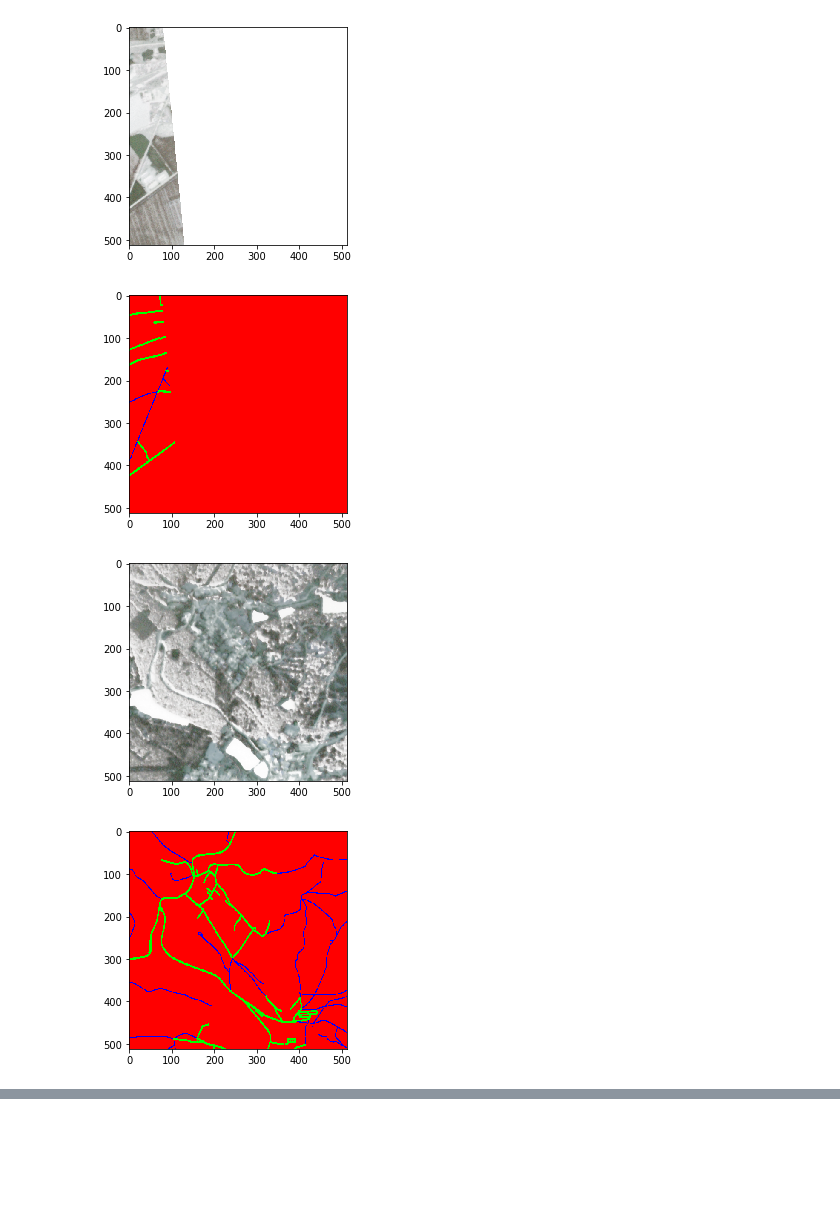
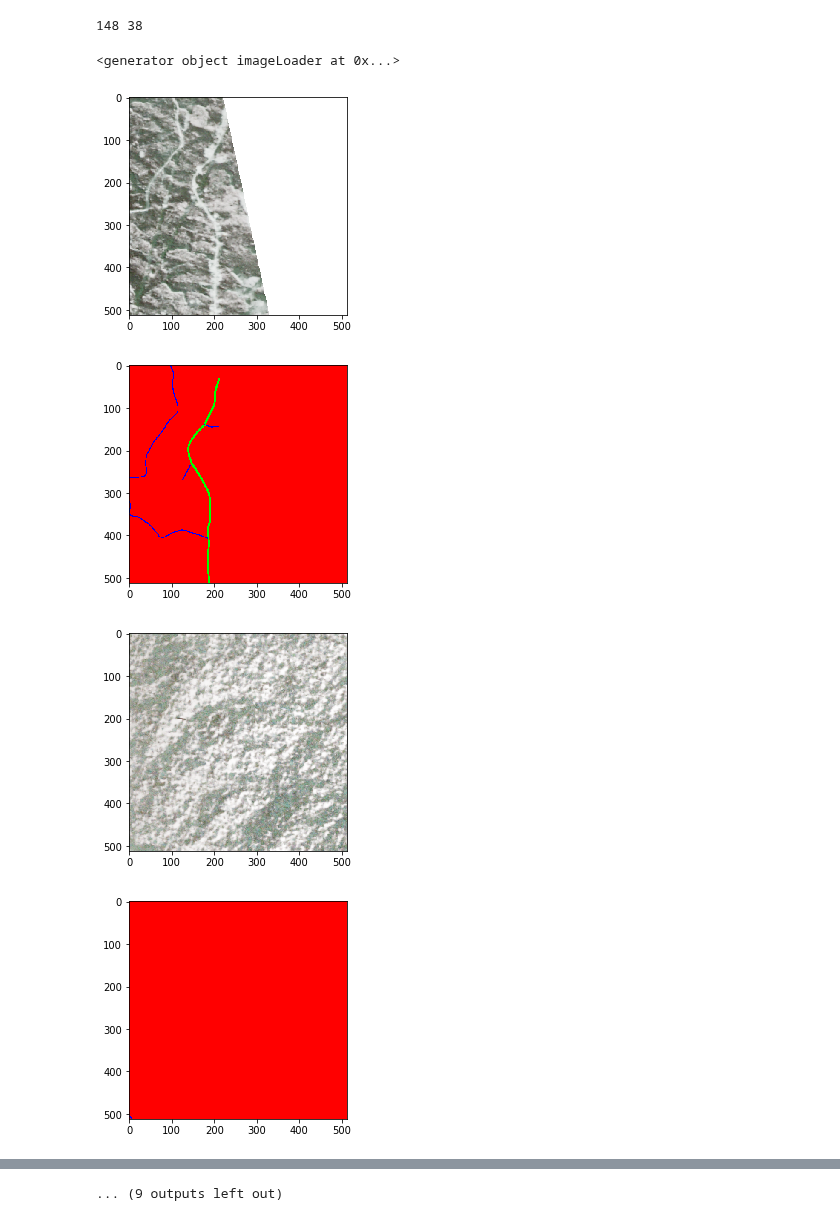
Before and after one commit to BerlinRDT/roaddetection, a Jupyter notebook: notebooks/networks/CNN_Lisa.ipynb, the cells around one changed output, grey strips where cells are left out. Drawn from its saved outputs; the diff is of its cells as text; code cells hidden in the pictures; blank space fills up the shorter version.

```diff
--- a/notebooks/networks/CNN_Lisa.ipynb
+++ b/notebooks/networks/CNN_Lisa.ipynb
@@ -48,9 +46,13 @@ imList = imList[(imList['numPixel_pavedRoad'] != 0) | (imList['numPixel_unpavedR
 datasize = len(imList)
 from sklearn.model_selection import train_test_split
 
+imList, _   = train_test_split(imList, test_size=0.9)
 train, test = train_test_split(imList, test_size=0.2)
 trainSize   = len(train)
 testSize    = len(test)
+print(trainSize, testSize)
+# %% [output]
+148 38
 # %%
 aug_train = dict(
     horizontal_flip = True,
@@ -60,6 +62,19 @@ aug_val = dict(
     horizontal_flip = False,
     vertical_flip = False
 )
+# %%
+def rotate_images(X_imgs, Y_imgs, rand):
+    X_rotate = []
+    Y_rotate = []
+
+    for img, lab in zip(X_imgs, Y_imgs):
+        i = rand % 4
+        X_rotate.append(np.rot90(img, i))
+        Y_rotate.append(np.rot90(lab, i))
+
+    X_rotate = np.array(X_rotate, dtype = np.float32)
+    Y_rotate = np.array(Y_rotate, dtype = np.float32)
+    return X_rotate, Y_rotate
 # %%
 def satMapLoader(files, start, end):
     X = []
@@ -73,37 +88,39 @@ def satMapLoader(files, start, end):
         y[y==255] = 2
         X.append(x/255.)
         Y.append(y)
+        del x, y
     X = np.asarray(X)
     Y = np.asarray(Y)
     Y = np_utils.to_categorical(np.asarray(Y), 3)
     return (X, Y)
 
-def imageLoader(files, batch_size, data_gen_args, seed):
+def imageLoader(files, batch_size, data_gen_args, seeed):
 
     L = len(files)
 
+    image_datagen = ImageDataGenerator(**data_gen_args)
+    mask_datagen  = ImageDataGenerator(**data_gen_args)
     #this line is just to make the generator infinite, keras needs that
     while True:
 
         batch_start = 0
         batch_end = batch_size
+        seed = np.random.randint(0,100000)
 
         while batch_start < L:
-            seed = np.random.randint(100)
             limit = min(batch_end, L)
             X, Y = satMapLoader(files, batch_start, limit)
 
-            image_datagen = ImageDataGenerator(**data_gen_args)
-            mask_datagen  = ImageDataGenerator(**data_gen_args)
-
+           #
             image_datagen.fit(X, augment=True, seed=seed)
             mask_datagen.fit(Y, augment=True, seed=seed)
-
+           #
             ima = image_datagen.flow(X, batch_size = batch_size, seed=seed)
             ma  = mask_datagen.flow(Y, batch_size = batch_size, seed=seed)
 
-            yield (ima.next(), ma.next()) #a tuple with two numpy arrays with batch_size samples
-
+            yield rotate_images(ima.next(), ma.next(), seed) #a tuple with two numpy arrays with batch_size samples
+           # yield (X, Y)
+            del X, Y
             batch_start += batch_size
             batch_end += batch_size
 # %%
@@ -128,7 +144,8 @@ def viewer(imList, bs, data_gen_args, num):
 # %%
-viewer(train, 2, aug_train, 1)
+viewer(train[22:24], 2, aug_train, 5)
 # %% [output]
+<generator object imageLoader at 0x...>
-[figure, old version]
+[figure, new version]
-[figure, old version]
+[figure, new version]
-[figure, old version]
+[figure, new version]
-[figure, old version]
+[figure, new version]
@@ -135,3 +159,4 @@ viewer(train, 2, aug_train, 1)
+... (9 outputs left out)
 # %%
 def get_fcn_vgg16_32s(input_size, n_classes, pretrained_weights=None):
     inputs = Input(input_size)
```
Also changed, not shown: parts of 5 cells of this notebook.
